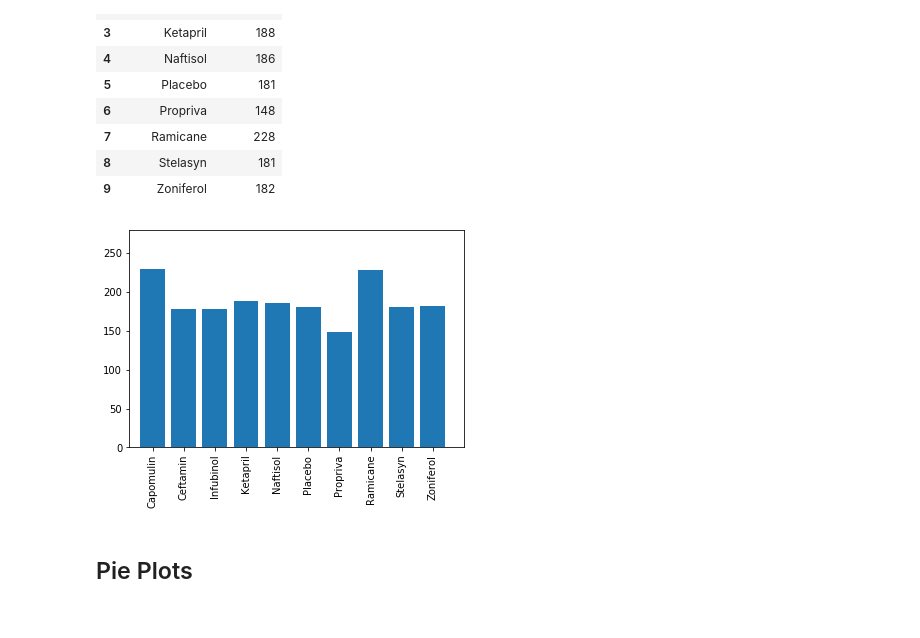
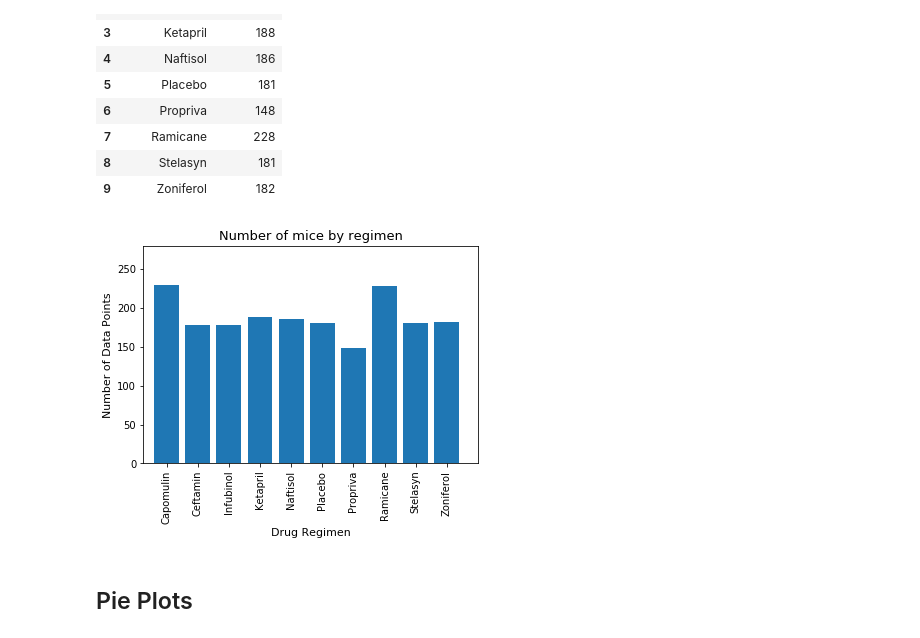
Before and after one commit to spunase/matplotlib-challenge, a Jupyter notebook: Pymaceuticals/pymaceuticals_starter.ipynb, the cells around one changed output. Saved outputs shown, nothing was run; the diff lists cells and outputs as text; code cells hidden in the pictures.

Commit message:
Added labels to bar chart

```diff
--- a/Pymaceuticals/pymaceuticals_starter.ipynb
+++ b/Pymaceuticals/pymaceuticals_starter.ipynb
@@ -203,16 +203,21 @@ clean_micepyplot_df
 # %%
 # Generate a bar plot showing the number of mice per time point for each treatment throughout the course of the study using pyplot.
 x_axis = np.arange(len(clean_micepyplot_df))
 tick_locations = [value for value in x_axis]
 plt.bar(x_axis, clean_micepyplot_df["Mouse ID"], align="center")
 plt.xticks(tick_locations, clean_micepyplot_df["Drug Regimen"], rotation="vertical")
 plt.xlim(-0.75, len(x_axis))
 plt.ylim(0, max(clean_micepyplot_df["Mouse ID"])+50)
 
+# set the chart title and labels for x and y axis
+plt.title('Number of mice by regimen', fontsize=13)
+plt.xlabel('Drug Regimen', fontsize=11)
+plt.ylabel('Number of Data Points', fontsize=11)
+
 # Show the chart
 plt.show()
 # %% [output]
-[figure, old version]
+[figure, new version]
 # %% [markdown]
 ## Pie Plots
 # %%
```
Also changed, not shown: parts of 1 cell of this notebook.
